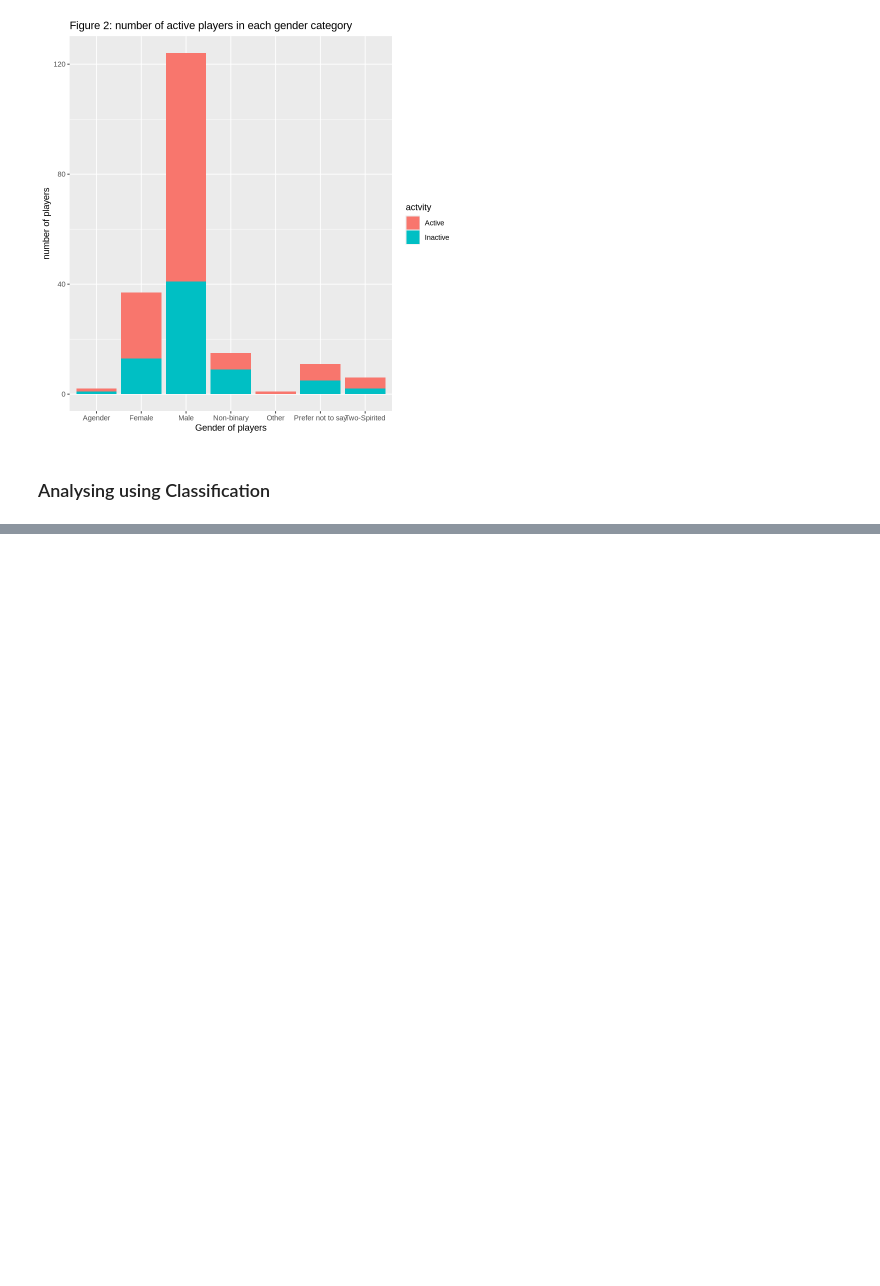
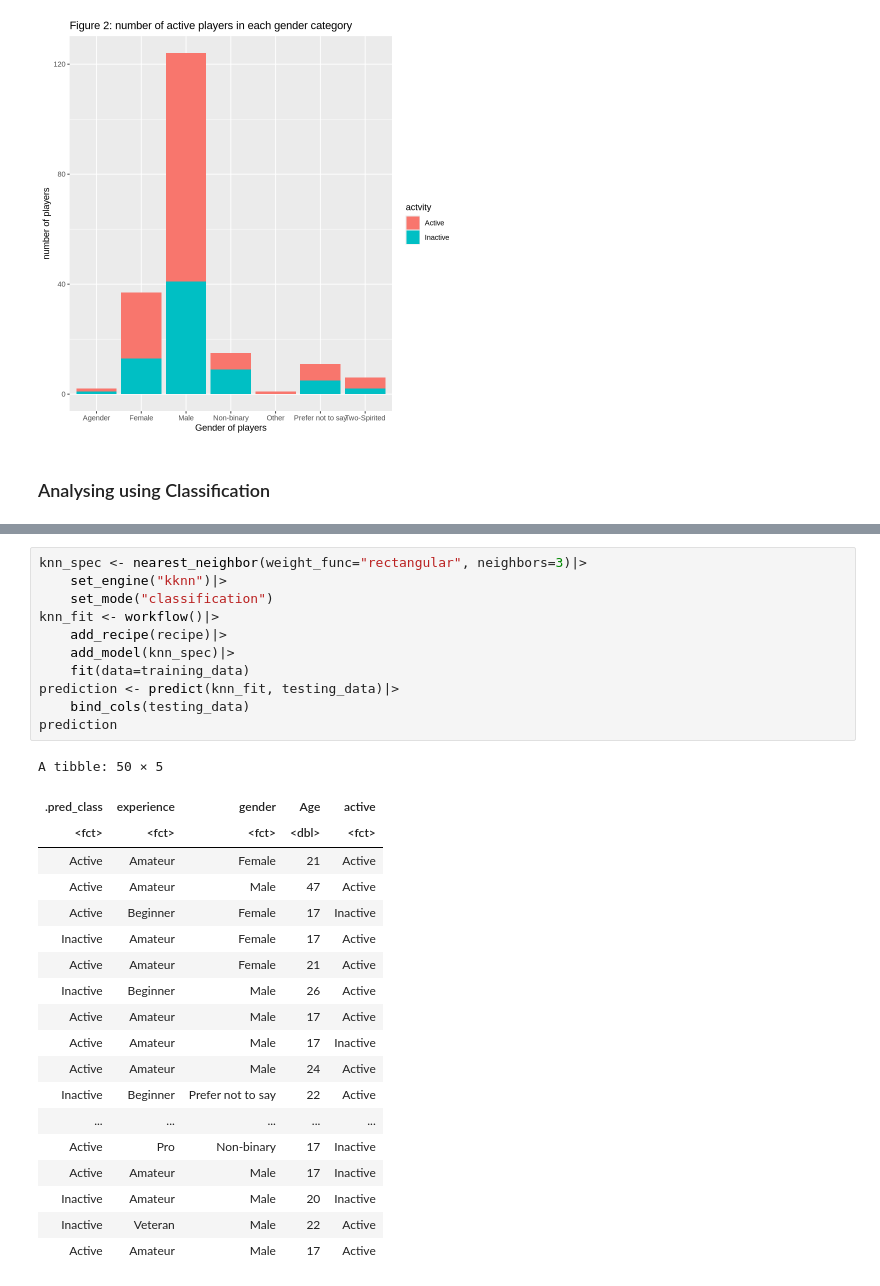
Before and after one commit to lucychenyun/DSCI100-Project-Group, a Jupyter notebook: Project.ipynb, the cells around one changed output, grey strips where cells are left out. Saved outputs shown, nothing was run; the diff lists cells and outputs as text; blank space fills up the shorter version.

Commit message:
performed cross val and prediction

```diff
--- a/Project.ipynb
+++ b/Project.ipynb
@@ -121,0 +215,31 @@ plot_2
+# %%
+knn_spec <- nearest_neighbor(weight_func="rectangular", neighbors=3)|>
+    set_engine("kknn")|>
+    set_mode("classification")
+knn_fit <- workflow()|>
+    add_recipe(recipe)|>
+    add_model(knn_spec)|>
+    fit(data=training_data)
+prediction <- predict(knn_fit, testing_data)|>
+    bind_cols(testing_data)
+prediction
+# %% [output]
+A tibble: 50 × 5
+| .pred_class | experience | gender | Age | active |
+| <fct> | <fct> | <fct> | <dbl> | <fct> |
+| Active | Amateur | Female | 21 | Active |
+| Active | Amateur | Male | 47 | Active |
+| Active | Beginner | Female | 17 | Inactive |
+| Inactive | Amateur | Female | 17 | Active |
+| Active | Amateur | Female | 21 | Active |
+| Inactive | Beginner | Male | 26 | Active |
+| Active | Amateur | Male | 17 | Active |
+| Active | Amateur | Male | 17 | Inactive |
+| Active | Amateur | Male | 24 | Active |
+| Inactive | Beginner | Prefer not to say | 22 | Active |
+| ... | ... | ... | ... | ... |
+| Active | Pro | Non-binary | 17 | Inactive |
+| Active | Amateur | Male | 17 | Inactive |
+| Inactive | Amateur | Male | 20 | Inactive |
+| Inactive | Veteran | Male | 22 | Active |
+| Active | Amateur | Male | 17 | Active |
```
Also changed, not shown: parts of 6 cells of this notebook.
